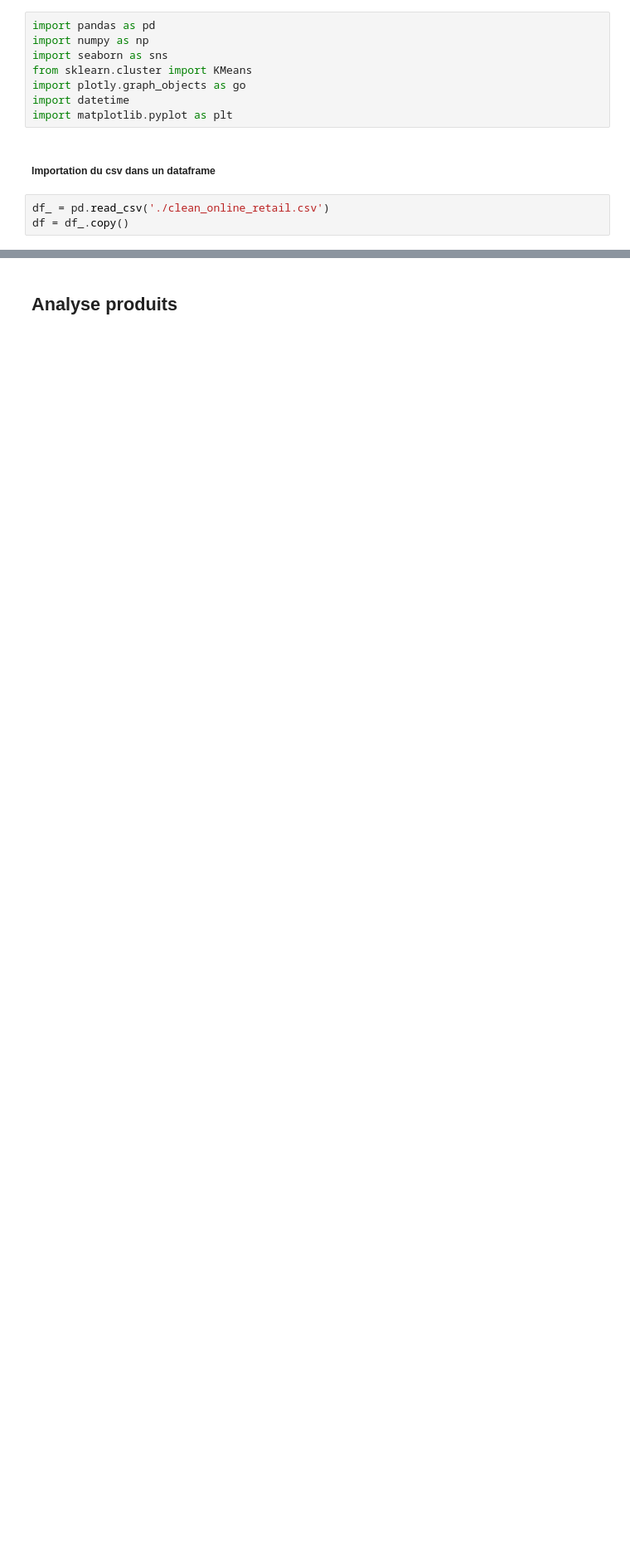
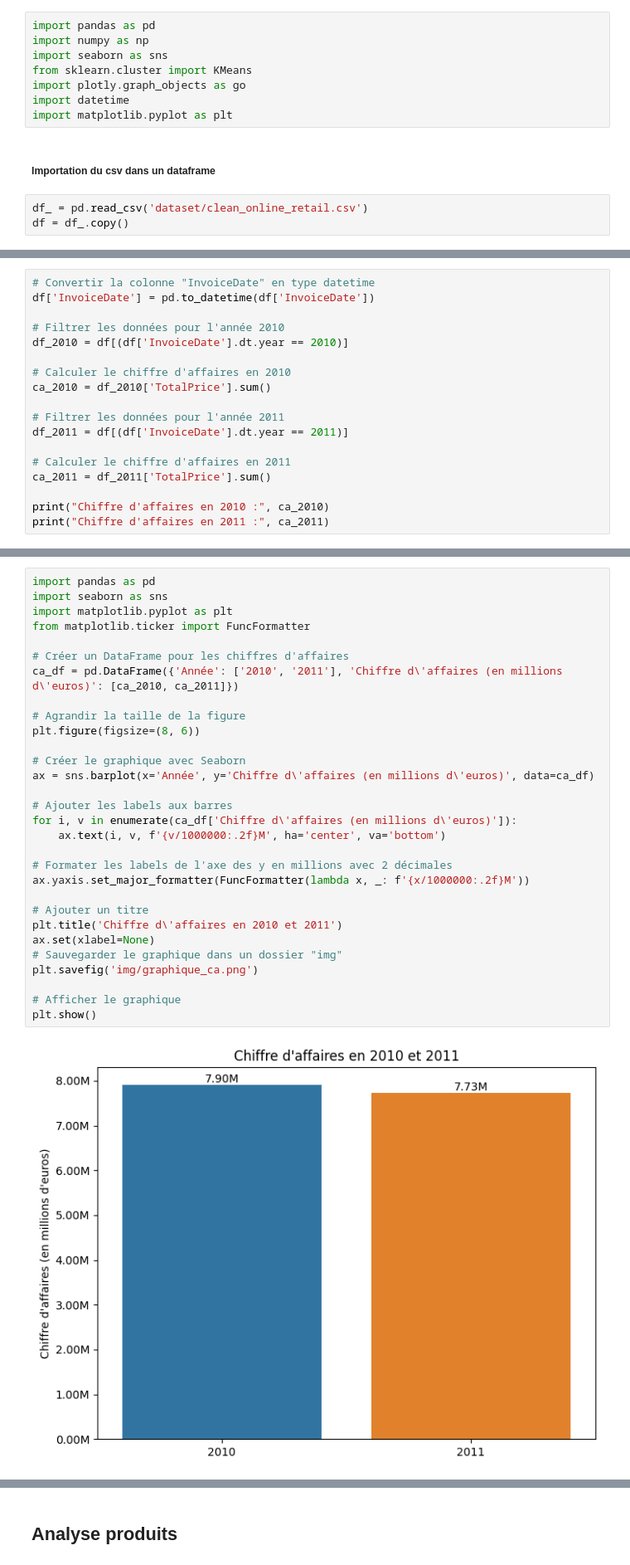
Before and after one commit to Shadume/Online_Retail-Customer_segmentation, a Jupyter notebook: analyse performance entreprise.ipynb, the cells around one changed output, grey strips where cells are left out. Shown at 83% size. Saved outputs shown, nothing was run; the diff lists cells and outputs as text; blank space fills up the shorter version.

```diff
--- a/analyse performance entreprise.ipynb
+++ b/analyse performance entreprise.ipynb
@@ -11,5 +11,5 @@ import matplotlib.pyplot as plt
 # %% [markdown]
 ##### Importation du csv dans un dataframe
 # %%
-df_ = pd.read_csv('./clean_online_retail.csv')
+df_ = pd.read_csv('dataset/clean_online_retail.csv')
 df = df_.copy()
@@ -15,0 +38,18 @@ df = df_.copy()
+# %%
+# Convertir la colonne "InvoiceDate" en type datetime
+df['InvoiceDate'] = pd.to_datetime(df['InvoiceDate'])
+
+# Filtrer les données pour l'année 2010
+df_2010 = df[(df['InvoiceDate'].dt.year == 2010)]
+
+# Calculer le chiffre d'affaires en 2010
+ca_2010 = df_2010['TotalPrice'].sum()
+
+# Filtrer les données pour l'année 2011
+df_2011 = df[(df['InvoiceDate'].dt.year == 2011)]
+
+# Calculer le chiffre d'affaires en 2011
+ca_2011 = df_2011['TotalPrice'].sum()
+
+print("Chiffre d'affaires en 2010 :", ca_2010)
+print("Chiffre d'affaires en 2011 :", ca_2011)
@@ -15,0 +59,32 @@ df = df_.copy()
+# %%
+import pandas as pd
+import seaborn as sns
+import matplotlib.pyplot as plt
+from matplotlib.ticker import FuncFormatter
+
+# Créer un DataFrame pour les chiffres d'affaires
+ca_df = pd.DataFrame({'Année': ['2010', '2011'], 'Chiffre d\'affaires (en millions d\'euros)': [ca_2010, ca_2011]})
+
+# Agrandir la taille de la figure
+plt.figure(figsize=(8, 6))
+
+# Créer le graphique avec Seaborn
+ax = sns.barplot(x='Année', y='Chiffre d\'affaires (en millions d\'euros)', data=ca_df)
+
+# Ajouter les labels aux barres
+for i, v in enumerate(ca_df['Chiffre d\'affaires (en millions d\'euros)']):
+    ax.text(i, v, f'{v/1000000:.2f}M', ha='center', va='bottom')
+
+# Formater les labels de l'axe des y en millions avec 2 décimales
+ax.yaxis.set_major_formatter(FuncFormatter(lambda x, _: f'{x/1000000:.2f}M'))
+
+# Ajouter un titre
+plt.title('Chiffre d\'affaires en 2010 et 2011')
+ax.set(xlabel=None)
+# Sauvegarder le graphique dans un dossier "img"
+plt.savefig('img/graphique_ca.png')
+
+# Afficher le graphique
+plt.show()
+# %% [output]
+[figure, added]
```
Also changed, not shown: parts of 12 cells of this notebook, 5 other files.
